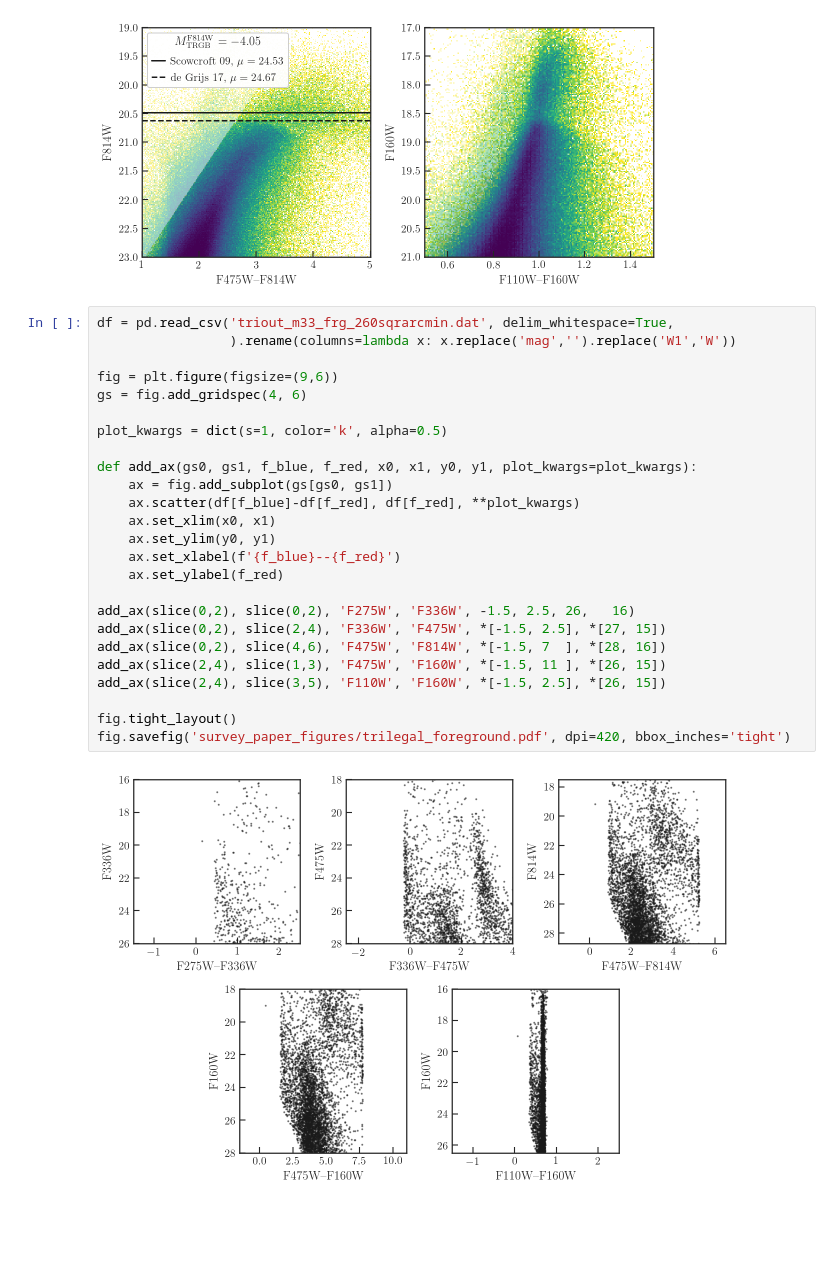
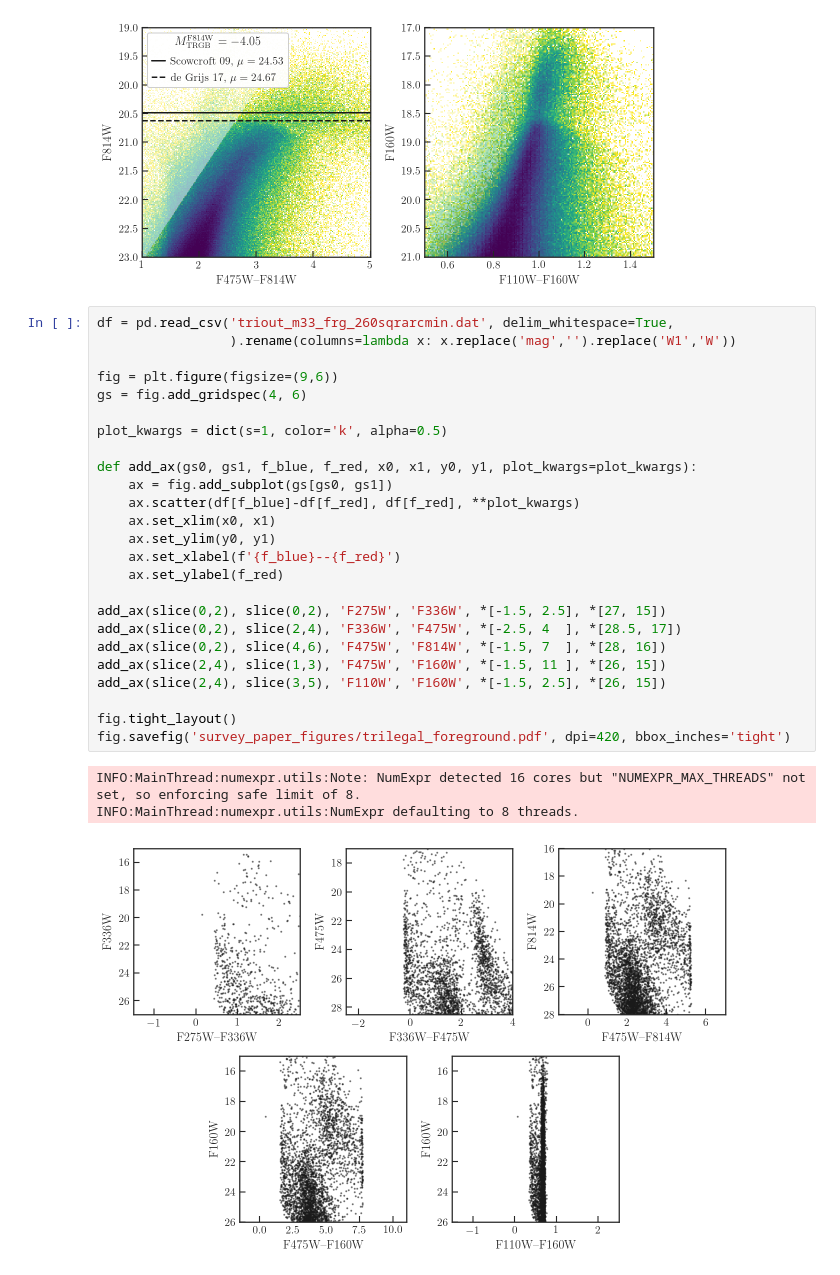
Before and after one commit to meredith-durbin/m33_survey_plots, a Jupyter notebook: CMD plots.ipynb, the cells around one changed output. Saved outputs shown, nothing was run; the diff lists cells and outputs as text; blank space fills up the shorter version.

```diff
--- a/CMD plots.ipynb
+++ b/CMD plots.ipynb
@@ -349,27 +349,29 @@ fig.tight_layout()
 # %%
 df = pd.read_csv('triout_m33_frg_260sqrarcmin.dat', delim_whitespace=True,
                  ).rename(columns=lambda x: x.replace('mag','').replace('W1','W'))
 
 fig = plt.figure(figsize=(9,6))
 gs = fig.add_gridspec(4, 6)
 
 plot_kwargs = dict(s=1, color='k', alpha=0.5)
 
 def add_ax(gs0, gs1, f_blue, f_red, x0, x1, y0, y1, plot_kwargs=plot_kwargs):
     ax = fig.add_subplot(gs[gs0, gs1])
     ax.scatter(df[f_blue]-df[f_red], df[f_red], **plot_kwargs)
     ax.set_xlim(x0, x1)
     ax.set_ylim(y0, y1)
     ax.set_xlabel(f'{f_blue}--{f_red}')
     ax.set_ylabel(f_red)
 
-add_ax(slice(0,2), slice(0,2), 'F275W', 'F336W', -1.5, 2.5, 26,   16)
-add_ax(slice(0,2), slice(2,4), 'F336W', 'F475W', *[-1.5, 2.5], *[27, 15])
+add_ax(slice(0,2), slice(0,2), 'F275W', 'F336W', *[-1.5, 2.5], *[27, 15])
+add_ax(slice(0,2), slice(2,4), 'F336W', 'F475W', *[-2.5, 4  ], *[28.5, 17])
 add_ax(slice(0,2), slice(4,6), 'F475W', 'F814W', *[-1.5, 7  ], *[28, 16])
 add_ax(slice(2,4), slice(1,3), 'F475W', 'F160W', *[-1.5, 11 ], *[26, 15])
 add_ax(slice(2,4), slice(3,5), 'F110W', 'F160W', *[-1.5, 2.5], *[26, 15])
 
 fig.tight_layout()
 fig.savefig('survey_paper_figures/trilegal_foreground.pdf', dpi=420, bbox_inches='tight')
 # %% [output]
+INFO:MainThread:numexpr.utils:Note: NumExpr detected 16 cores but "NUMEXPR_MAX_THREADS" not set, so enforcing safe limit of 8.
+INFO:MainThread:numexpr.utils:NumExpr defaulting to 8 threads.
-[figure, old version]
+[figure, new version]
```
Also changed, not shown: parts of 4 cells of this notebook, 10 other files.
